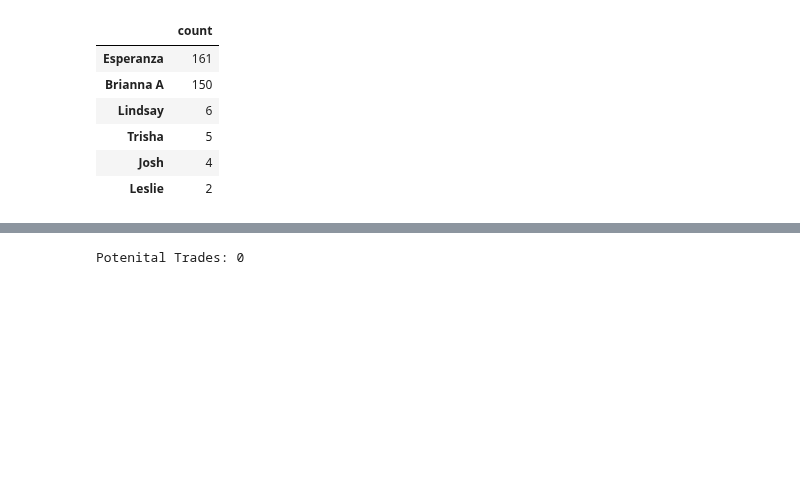
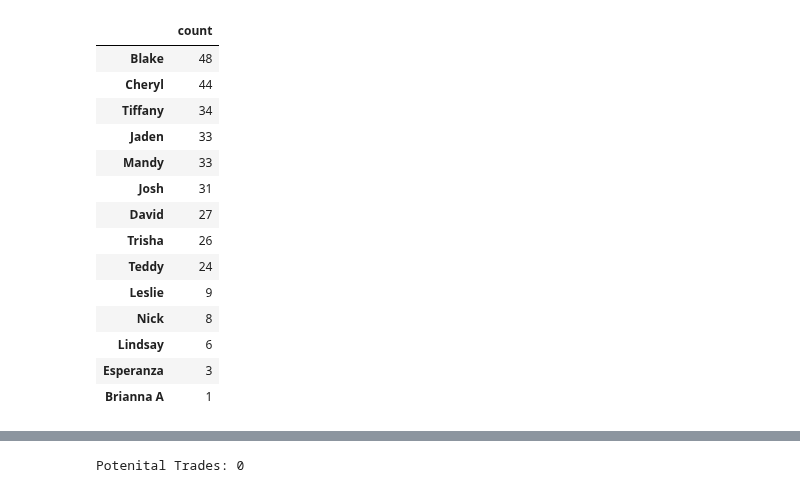
Before and after one commit to jts-bio/techn-i-cal, a Jupyter notebook: tests.ipynb, the cells around one changed output, grey strips where cells are left out. Saved outputs shown, nothing was run; the diff lists cells and outputs as text; code cells hidden in the pictures; blank space fills up the shorter version.

```diff
--- a/tests.ipynb
+++ b/tests.ipynb
@@ -23,13 +23,21 @@ print([op.workday.days_away for op in josh_op])
 # %%
-tallies = tally(list(Slot.objects.filled().filter(shift__name="7P").values_list('employee__name',flat=True)))
+tallies = tally(list(Slot.objects.filled().filter(shift__name="7C").values_list('employee__name',flat=True)))
 df = pd.DataFrame.from_dict(sortDict(tallies,reverse=True), orient='index', columns=['count'])
 df
 # %% [output]
 |  | count |
-| Esperanza | 161 |
-| Brianna A | 150 |
+| Blake | 48 |
+| Cheryl | 44 |
+| Tiffany | 34 |
+| Jaden | 33 |
+| Mandy | 33 |
+| Josh | 31 |
+| David | 27 |
+| Trisha | 26 |
+| Teddy | 24 |
+| Leslie | 9 |
+| Nick | 8 |
 | Lindsay | 6 |
-| Trisha | 5 |
-| Josh | 4 |
-| Leslie | 2 |
+| Esperanza | 3 |
+| Brianna A | 1 |
 # %%
```
Also changed, not shown: parts of 11 cells of this notebook, 39 other files.
